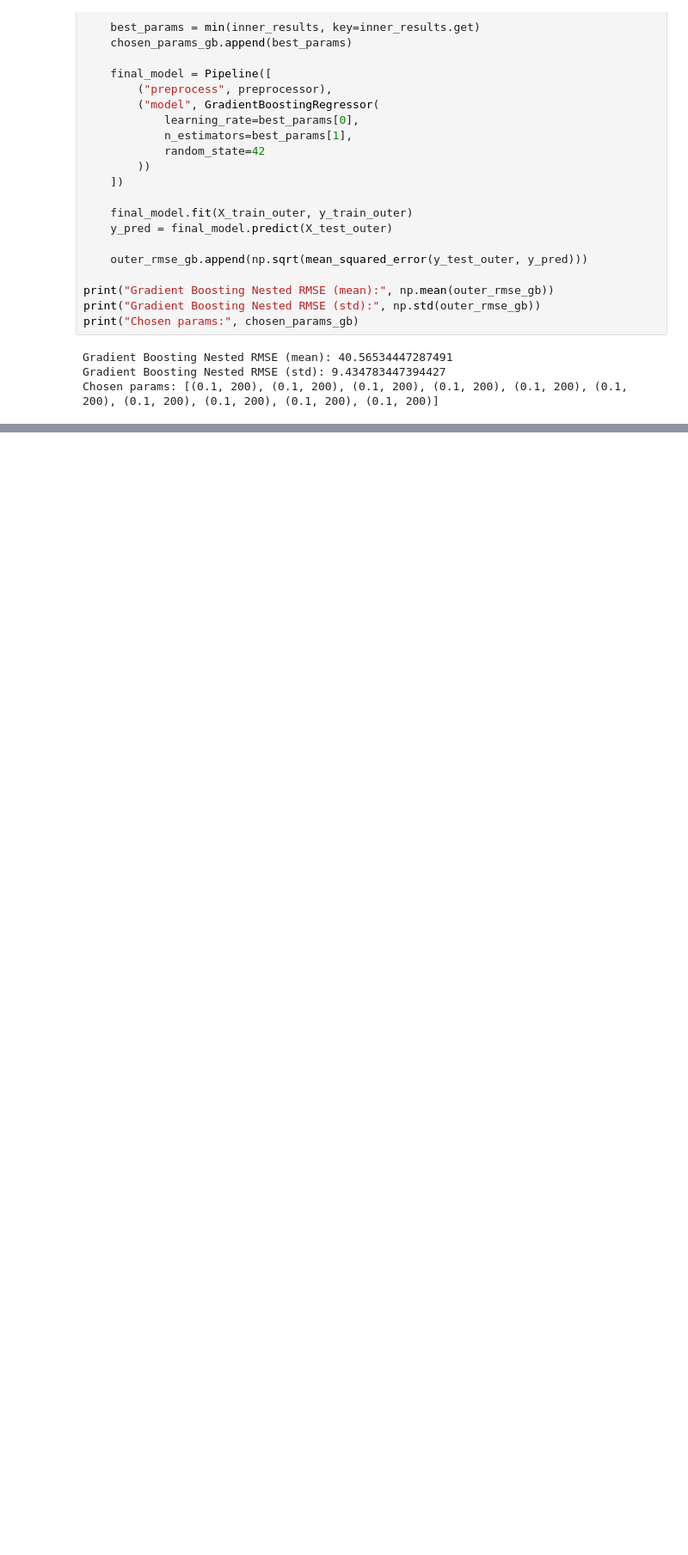
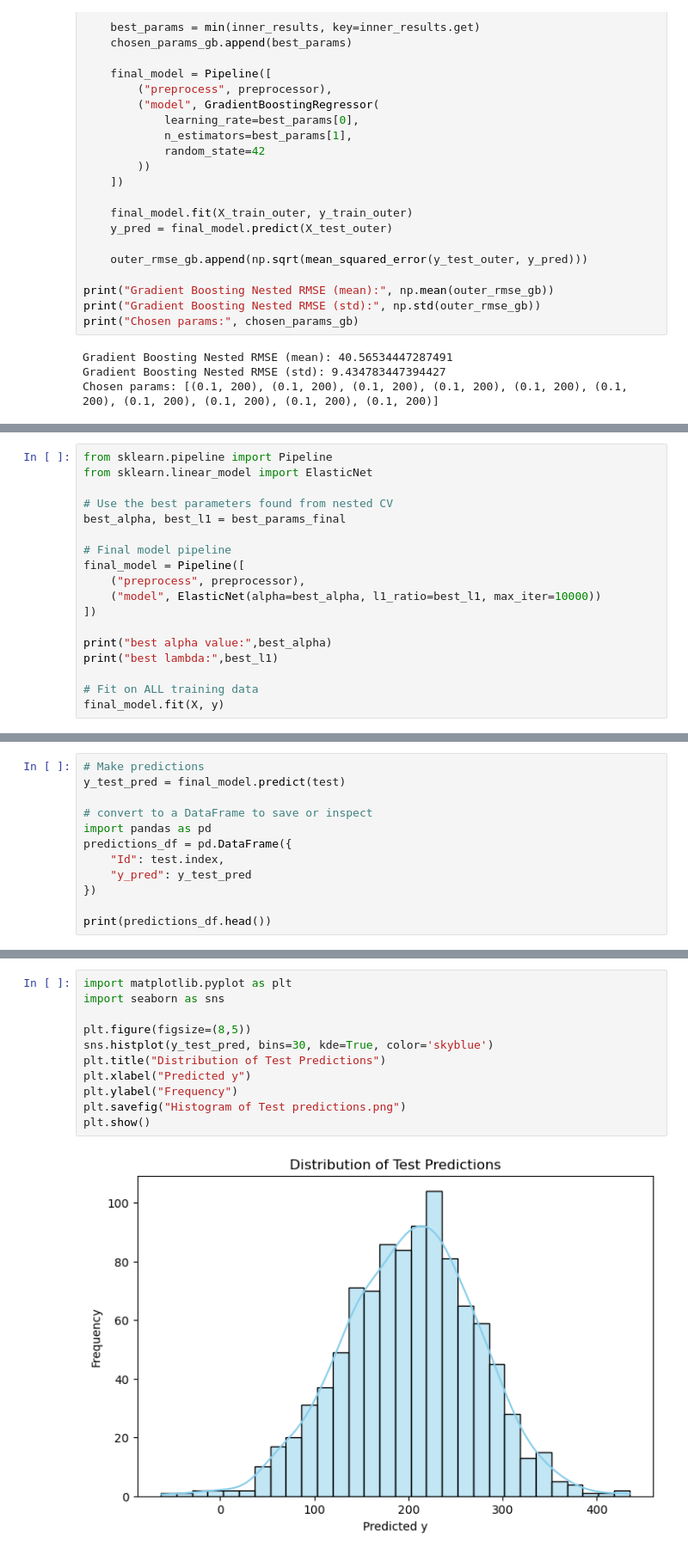
Before and after one commit to Pavithra-Git523/Computational_Data_Analysis, a Jupyter notebook: Case1-V2.ipynb, the cells around one changed output, grey strips where cells are left out. Shown at 86% size. Drawn from its saved outputs; the diff is of its cells as text; blank space fills up the shorter version.

```diff
--- a/Case1-V2.ipynb
+++ b/Case1-V2.ipynb
@@ -774,0 +786,18 @@ print(results_df)
+# %%
+from sklearn.pipeline import Pipeline
+from sklearn.linear_model import ElasticNet
+
+# Use the best parameters found from nested CV
+best_alpha, best_l1 = best_params_final
+
+# Final model pipeline
+final_model = Pipeline([
+    ("preprocess", preprocessor),
+    ("model", ElasticNet(alpha=best_alpha, l1_ratio=best_l1, max_iter=10000))
+])
+
+print("best alpha value:",best_alpha)
+print("best lambda:",best_l1)
+
+# Fit on ALL training data
+final_model.fit(X, y)
@@ -774,0 +846,12 @@ print(results_df)
+# %%
+# Make predictions
+y_test_pred = final_model.predict(test)
+
+# convert to a DataFrame to save or inspect
+import pandas as pd
+predictions_df = pd.DataFrame({
+    "Id": test.index,
+    "y_pred": y_test_pred
+})
+
+print(predictions_df.head())
@@ -774,0 +869,13 @@ print(results_df)
+# %%
+import matplotlib.pyplot as plt
+import seaborn as sns
+
+plt.figure(figsize=(8,5))
+sns.histplot(y_test_pred, bins=30, kde=True, color='skyblue')
+plt.title("Distribution of Test Predictions")
+plt.xlabel("Predicted y")
+plt.ylabel("Frequency")
+plt.savefig("Histogram of Test predictions.png")
+plt.show()
+# %% [output]
+[figure, added]
```
Also changed, not shown: parts of 22 cells of this notebook.
